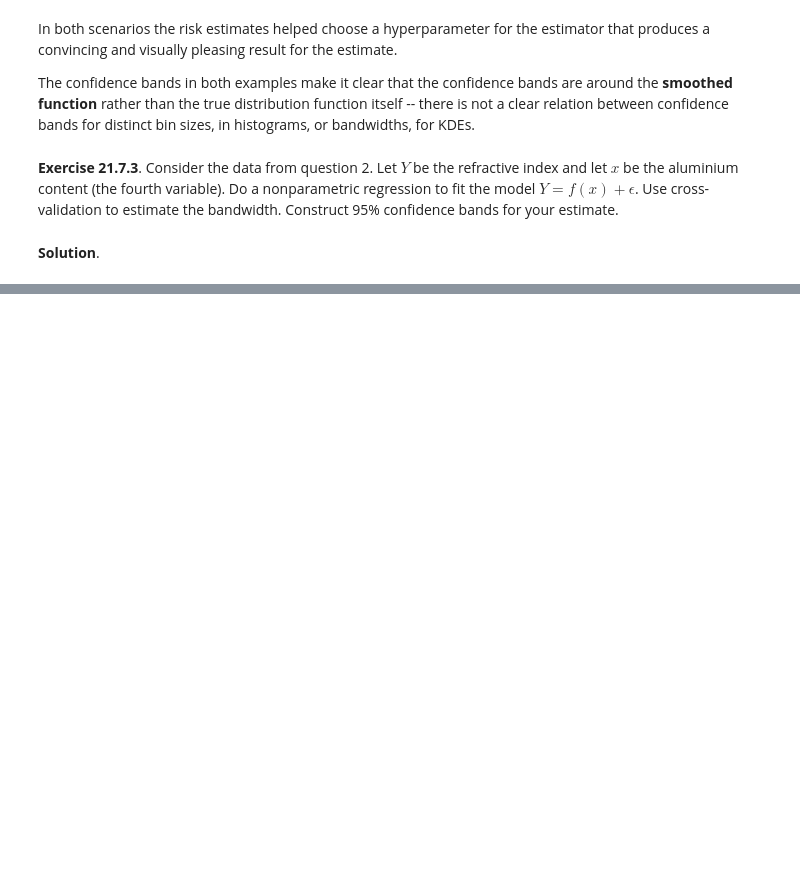
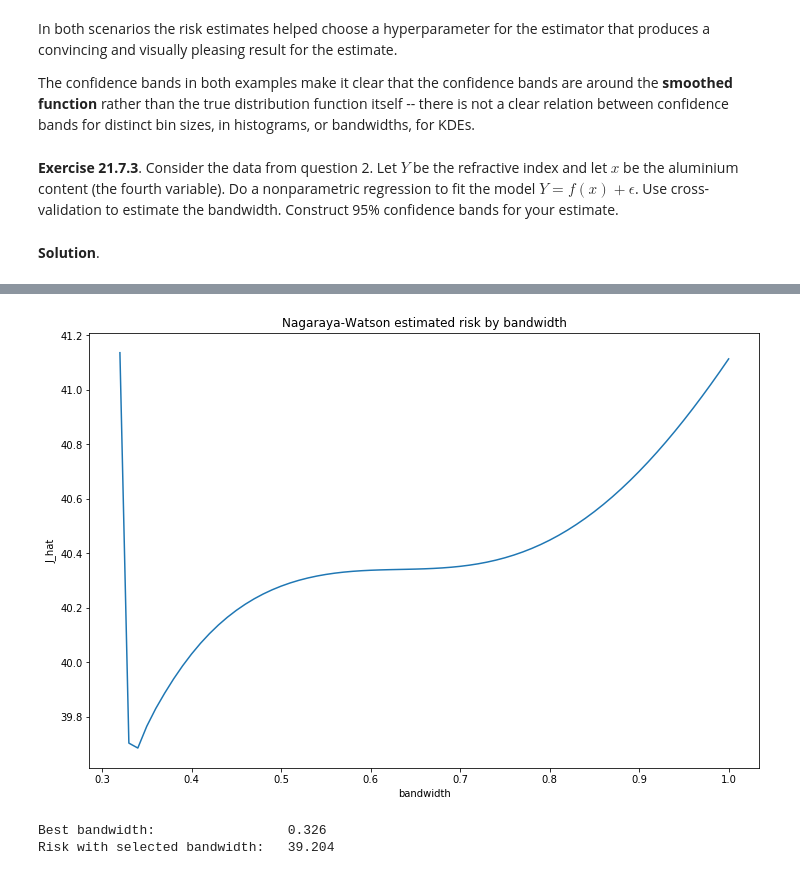
Before and after one commit to telmo-correa/all-of-statistics, a Jupyter notebook: chapter21.ipynb, the cells around one changed output, grey strips where cells are left out. Cells and saved outputs as stored; diff of their text form; code cells hidden in the pictures; blank space fills up the shorter version.

```diff
--- a/chapter21.ipynb
+++ b/chapter21.ipynb
@@ -910,0 +1007,31 @@ The confidence bands in both examples make it clear that the confidence bands ar
+# %%
+import matplotlib.pyplot as plt
+%matplotlib inline
+
+# Calculate and plot estimated risk for various bandwidths
+h_values = np.array([m / 100 for m in range(1, 101)])
+j_hat = np.array([j_hat_nadaraya_watson(X, Y, h) for h in h_values])
+# %%
+# Find bandwidth that minimizes risk
+# Using scipy rather than extensive search, since we are looking over a continuous interval
+
+from scipy.optimize import minimize
+
+res = minimize(fun = lambda h: j_hat_nadaraya_watson(X, Y, h), x0 = 0.35, options={'maxiter': 100}, method = 'Nelder-Mead')
+
+best_h = res.x[0]
+best_risk = res.fun
+# %%
+plt.figure(figsize=(12, 8))
+plt.plot(h_values[~np.isnan(j_hat)], j_hat[~np.isnan(j_hat)])
+plt.xlabel('bandwidth')
+plt.ylabel('J_hat')
+plt.title('Nagaraya-Watson estimated risk by bandwidth')
+plt.show()
+
+print('Best bandwidth:\t\t\t%.3f' % best_h)
+print('Risk with selected bandwidth: \t%.3f' % best_risk)
+# %% [output]
+[figure, added]
+Best bandwidth:                 0.326
+Risk with selected bandwidth:   39.204
```
Also changed, not shown: parts of 13 cells of this notebook.
